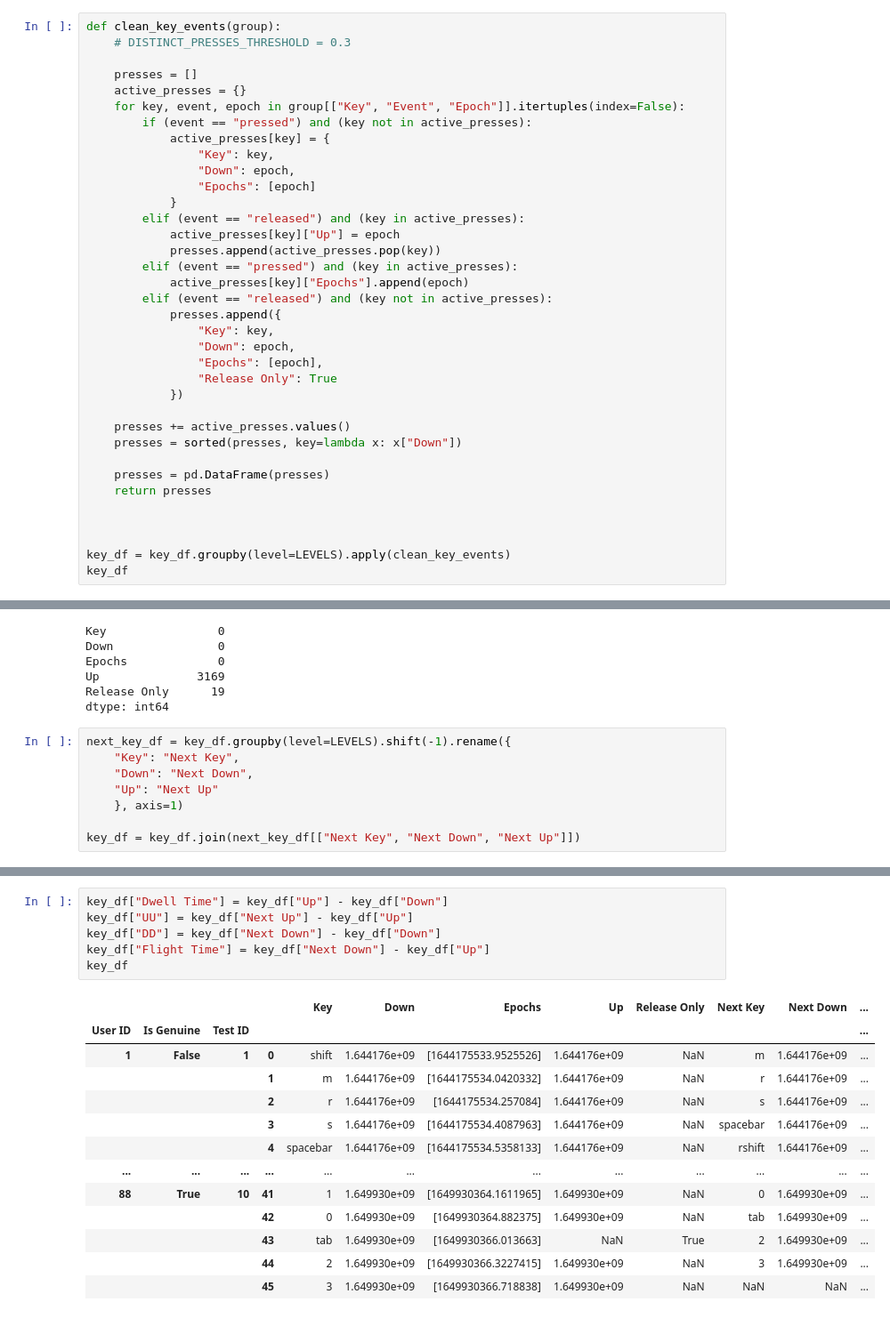
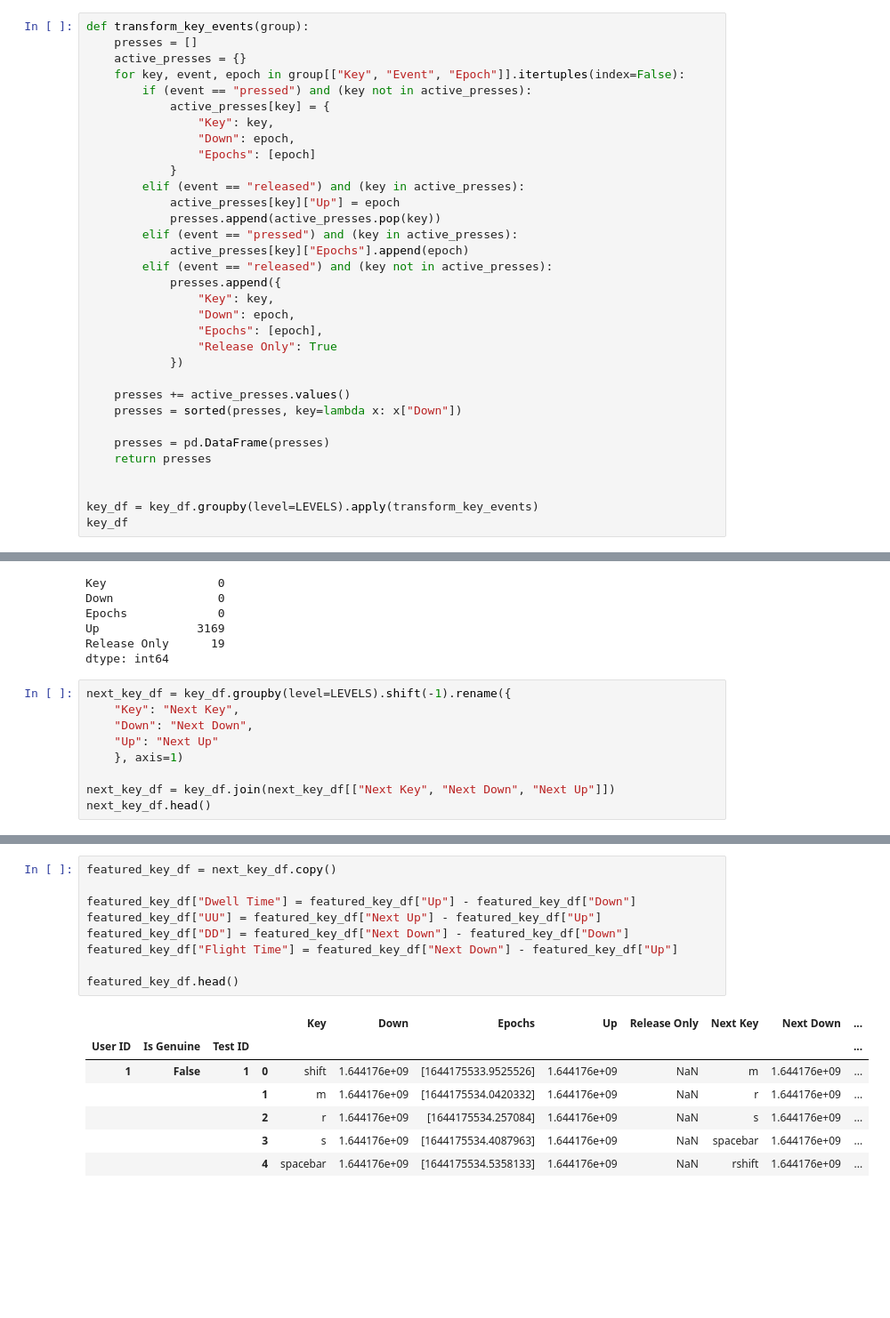
Before and after one commit to m-heldt/behavioral-ml, a Jupyter notebook: notebooks/features.ipynb, the cells around one changed output, grey strips where cells are left out. Shown at 89% size. Saved outputs shown, nothing was run; the diff lists cells and outputs as text; blank space fills up the shorter version.

```diff
--- a/notebooks/features.ipynb
+++ b/notebooks/features.ipynb
@@ -660,7 +665,5 @@ Let's write a cleaning function for usage with `apply` method on the data groupe
 # %%
-def clean_key_events(group):
-    # DISTINCT_PRESSES_THRESHOLD = 0.3
-
+def transform_key_events(group):
     presses = []
     active_presses = {}
     for key, event, epoch in group[["Key", "Event", "Epoch"]].itertuples(index=False):
@@ -690,8 +693,7 @@ def clean_key_events(group):
     return presses
 
 
-
-key_df = key_df.groupby(level=LEVELS).apply(clean_key_events)
+key_df = key_df.groupby(level=LEVELS).apply(transform_key_events)
 key_df
 # %% [output]
 |  |  |  |  | Key | Down | Epochs | Up | Release Only |
@@ -835,4 +789,5 @@ next_key_df = key_df.groupby(level=LEVELS).shift(-1).rename({
     "Up": "Next Up"
     }, axis=1)
 
-key_df = key_df.join(next_key_df[["Next Key", "Next Down", "Next Up"]])
+next_key_df = key_df.join(next_key_df[["Next Key", "Next Down", "Next Up"]])
+next_key_df.head()
@@ -839,20 +802,17 @@ key_df = key_df.join(next_key_df[["Next Key", "Next Down", "Next Up"]])
 # %%
-key_df["Dwell Time"] = key_df["Up"] - key_df["Down"]
-key_df["UU"] = key_df["Next Up"] - key_df["Up"]
-key_df["DD"] = key_df["Next Down"] - key_df["Down"]
-key_df["Flight Time"] = key_df["Next Down"] - key_df["Up"]
-key_df
+featured_key_df = next_key_df.copy()
+
+featured_key_df["Dwell Time"] = featured_key_df["Up"] - featured_key_df["Down"]
+featured_key_df["UU"] = featured_key_df["Next Up"] - featured_key_df["Up"]
+featured_key_df["DD"] = featured_key_df["Next Down"] - featured_key_df["Down"]
+featured_key_df["Flight Time"] = featured_key_df["Next Down"] - featured_key_df["Up"]
+
+featured_key_df.head()
 # %% [output]
 |  |  |  |  | Key | Down | Epochs | Up | Release Only | Next Key | Next Down | ... |
 | User ID | Is Genuine | Test ID |  |  |  |  |  |  |  |  | ... |
 | 1 | False | 1 | 0 | shift | 1.644176e+09 | [1644175533.9525526] | 1.644176e+09 | NaN | m | 1.644176e+09 | ... |
 |  |  |  | 1 | m | 1.644176e+09 | [1644175534.0420332] | 1.644176e+09 | NaN | r | 1.644176e+09 | ... |
 |  |  |  | 2 | r | 1.644176e+09 | [1644175534.257084] | 1.644176e+09 | NaN | s | 1.644176e+09 | ... |
 |  |  |  | 3 | s | 1.644176e+09 | [1644175534.4087963] | 1.644176e+09 | NaN | spacebar | 1.644176e+09 | ... |
 |  |  |  | 4 | spacebar | 1.644176e+09 | [1644175534.5358133] | 1.644176e+09 | NaN | rshift | 1.644176e+09 | ... |
-| ... | ... | ... | ... | ... | ... | ... | ... | ... | ... | ... | ... |
-| 88 | True | 10 | 41 | 1 | 1.649930e+09 | [1649930364.1611965] | 1.649930e+09 | NaN | 0 | 1.649930e+09 | ... |
-|  |  |  | 42 | 0 | 1.649930e+09 | [1649930364.882375] | 1.649930e+09 | NaN | tab | 1.649930e+09 | ... |
-|  |  |  | 43 | tab | 1.649930e+09 | [1649930366.013663] | NaN | True | 2 | 1.649930e+09 | ... |
-|  |  |  | 44 | 2 | 1.649930e+09 | [1649930366.3227415] | 1.649930e+09 | NaN | 3 | 1.649930e+09 | ... |
-|  |  |  | 45 | 3 | 1.649930e+09 | [1649930366.718838] | 1.649930e+09 | NaN | NaN | NaN | ... |
```
Also changed, not shown: parts of 37 cells of this notebook.
